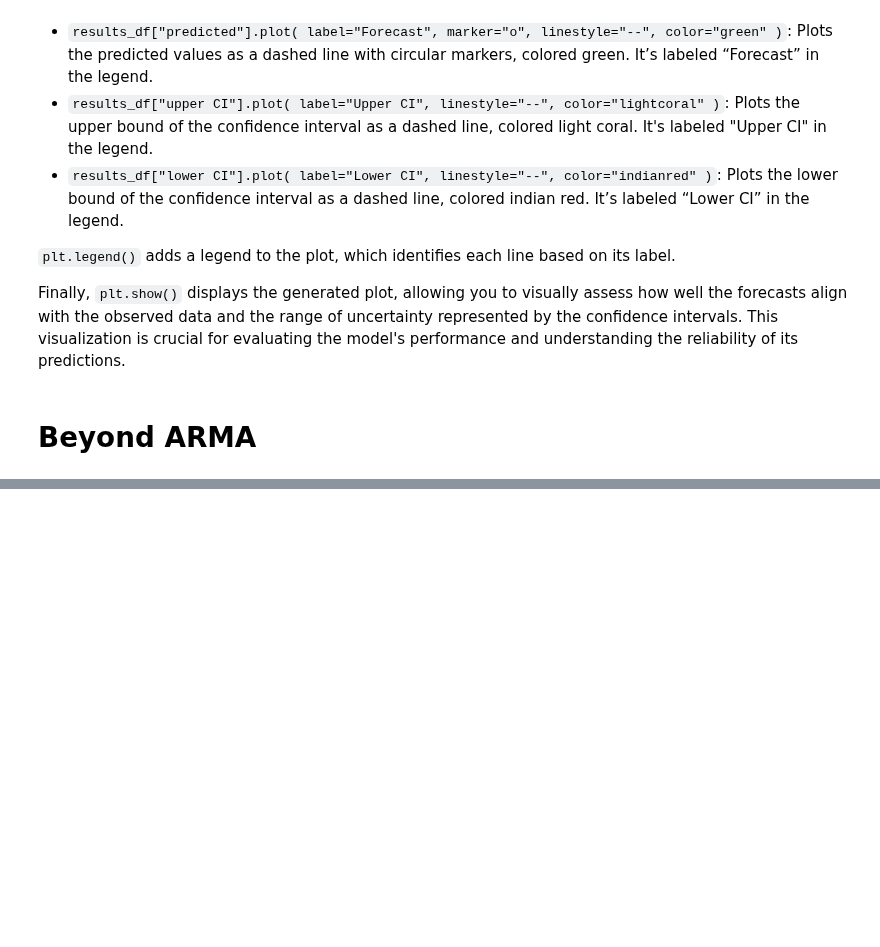
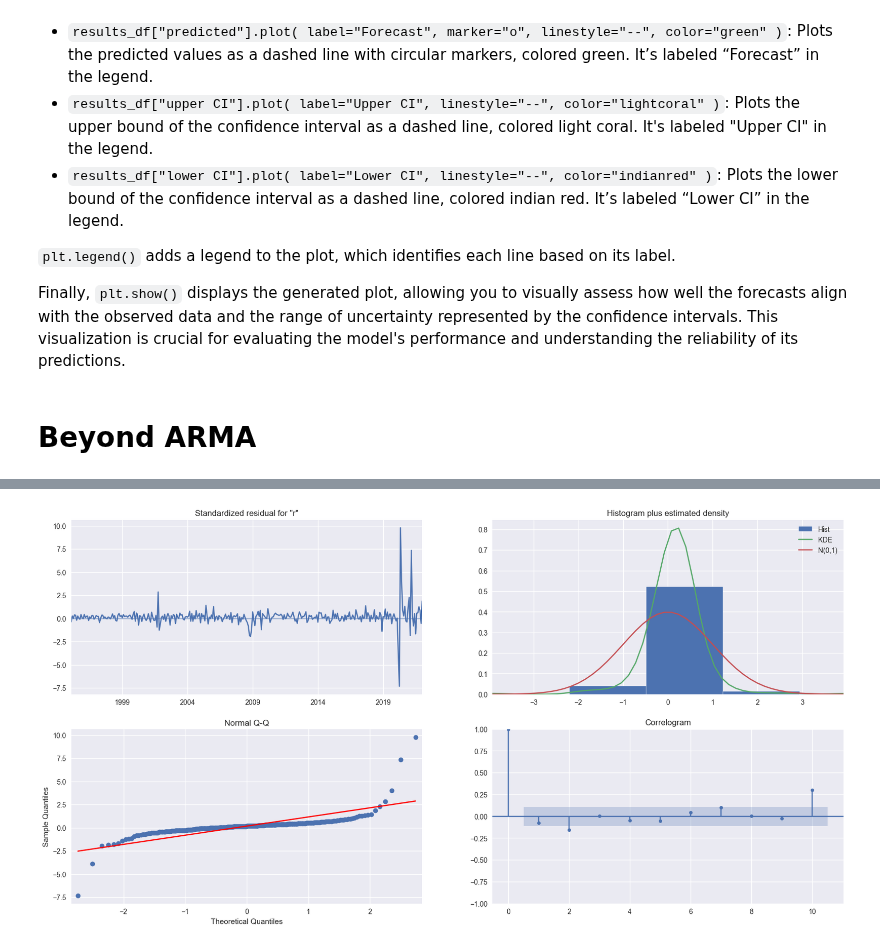
Before and after one commit to tng-konrad/time-series-with-Konrad, a Jupyter notebook: m03-arima-family.ipynb, the cells around one changed output, grey strips where cells are left out. Cells and saved outputs as stored; diff of their text form; code cells hidden in the pictures; blank space fills up the shorter version.

```diff
--- a/m03-arima-family.ipynb
+++ b/m03-arima-family.ipynb
@@ -561,0 +425,9 @@ TODO
+# %%
+train = df.iloc[:-24]
+test = df.iloc[-24:]
+
+y_train = train["retail_sales"]
+y_test = test["retail_sales"]
+
+X_train = train[["unemployment", "cpi"]]
+X_test = test[["unemployment", "cpi"]]
@@ -561,0 +483,4 @@ TODO
+# %%
+model_arima = SARIMAX(y_train, order=(0, 1, 0))
+result_arima = model_arima.fit()
+print(result_arima.summary())
@@ -561,0 +524,5 @@ TODO
+# %%
+result_arima.plot_diagnostics()
+print()
+# %% [output]
+[figure, added]
```
Also changed, not shown: parts of 67 cells of this notebook.
